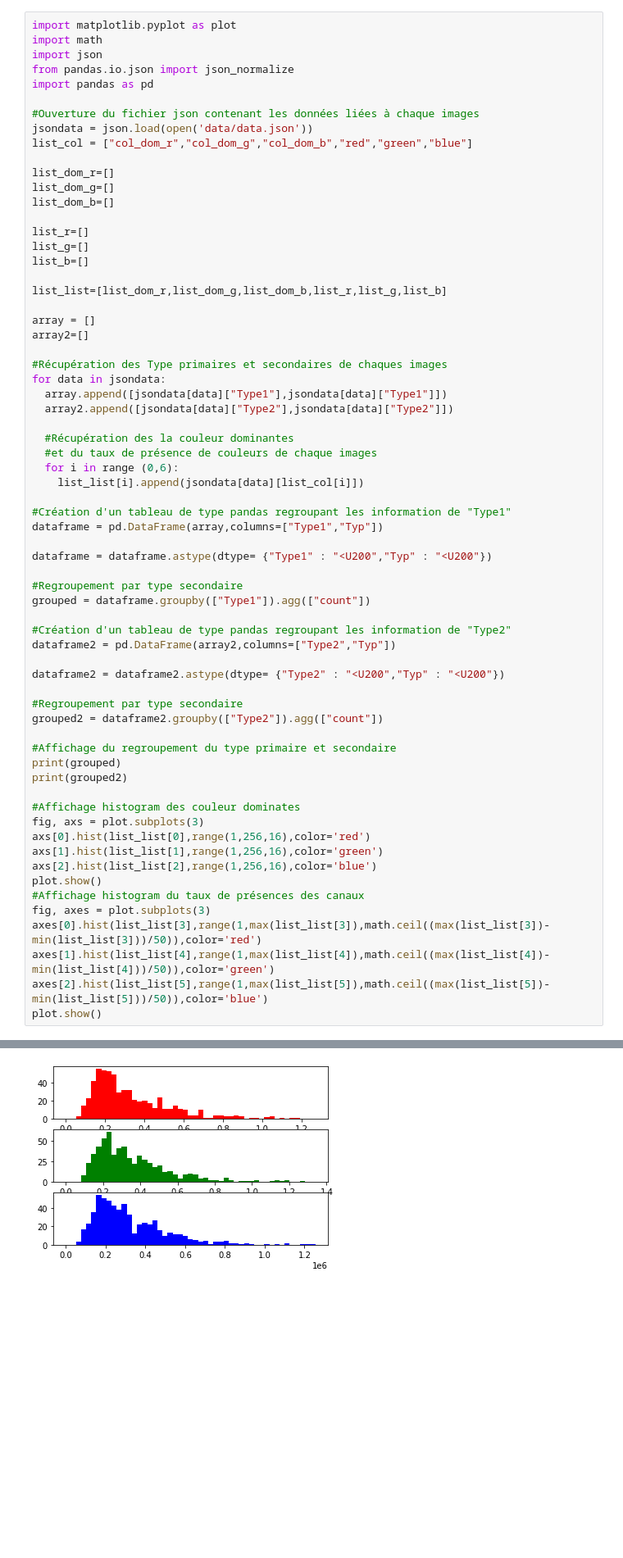
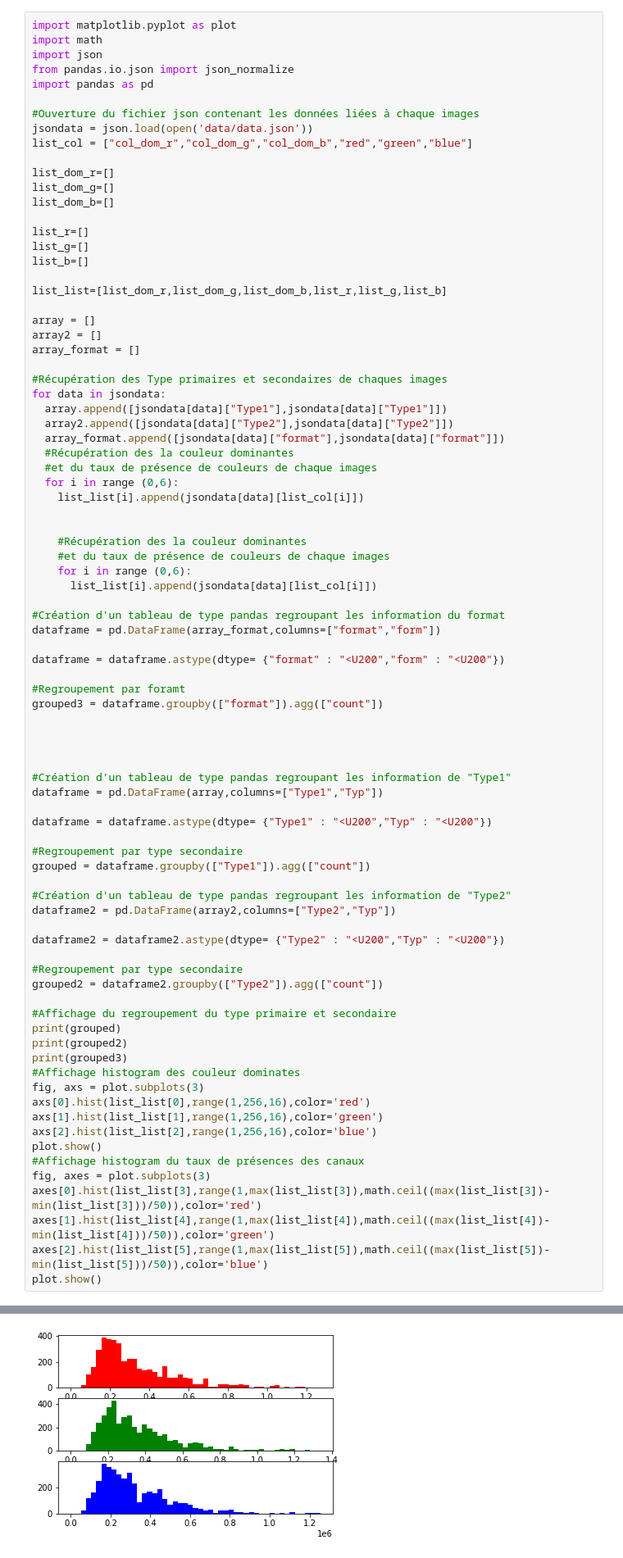
Before and after one commit to alexandre858/DataMinig, a Jupyter notebook: Projet_implemente.ipynb, the cells around one changed output, grey strips where cells are left out. Shown: that part at 82% size. Saved outputs shown, nothing was run; the diff lists cells and outputs as text; blank space fills up the shorter version.

```diff
--- a/Projet_implemente.ipynb
+++ b/Projet_implemente.ipynb
@@ -261,17 +261,35 @@ list_b=[]
 list_list=[list_dom_r,list_dom_g,list_dom_b,list_r,list_g,list_b]
 
 array = []
-array2=[]
+array2 = []
+array_format = []
 
 #Récupération des Type primaires et secondaires de chaques images
 for data in jsondata:
   array.append([jsondata[data]["Type1"],jsondata[data]["Type1"]])
   array2.append([jsondata[data]["Type2"],jsondata[data]["Type2"]])
-
+  array_format.append([jsondata[data]["format"],jsondata[data]["format"]])
   #Récupération des la couleur dominantes
   #et du taux de présence de couleurs de chaque images
   for i in range (0,6):
     list_list[i].append(jsondata[data][list_col[i]])
+
+
+    #Récupération des la couleur dominantes
+    #et du taux de présence de couleurs de chaque images
+    for i in range (0,6):
+      list_list[i].append(jsondata[data][list_col[i]])
+
+#Création d'un tableau de type pandas regroupant les information du format
+dataframe = pd.DataFrame(array_format,columns=["format","form"])
+
+dataframe = dataframe.astype(dtype= {"format" : "<U200","form" : "<U200"})
+
+#Regroupement par foramt
+grouped3 = dataframe.groupby(["format"]).agg(["count"])
+
+
+
 
 #Création d'un tableau de type pandas regroupant les information de "Type1"
 dataframe = pd.DataFrame(array,columns=["Type1","Typ"])
@@ -292,7 +310,7 @@ grouped2 = dataframe2.groupby(["Type2"]).agg(["count"])
 #Affichage du regroupement du type primaire et secondaire
 print(grouped)
 print(grouped2)
-
+print(grouped3)
 #Affichage histogram des couleur dominates
 fig, axs = plot.subplots(3)
 axs[0].hist(list_list[0],range(1,256,16),color='red')
@@ -327,4 +345,4 @@ nan        371
-[figure, old version]
+[figure, new version]
 # %% [markdown]
 # **Simulation d'un utilisateur**
 
```
Also changed, not shown: parts of 6 cells of this notebook.
